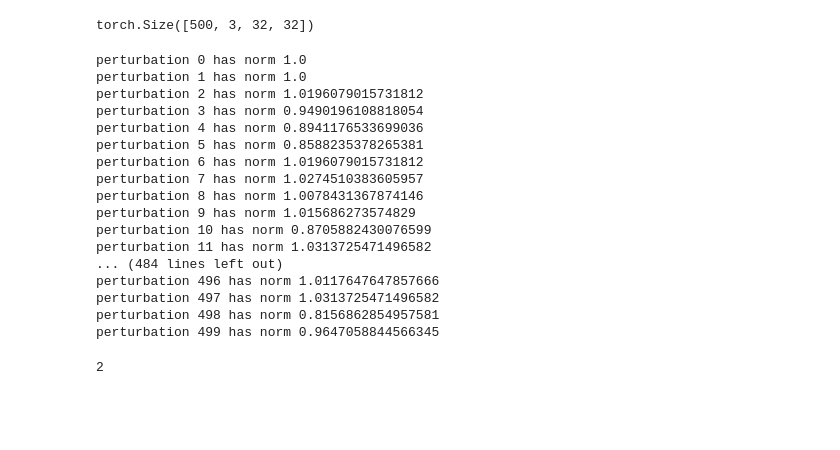
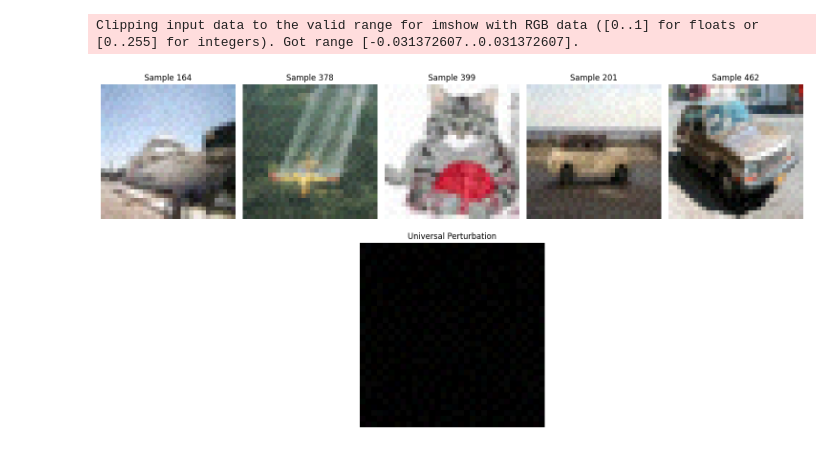
Before and after one commit to wr0om/Attacks_HW1, a Jupyter notebook: check_results.ipynb, the cells around one changed output. Drawn from its saved outputs; the diff is of its cells as text; code cells hidden in the pictures; blank space fills up the shorter version.

```diff
--- a/check_results.ipynb
+++ b/check_results.ipynb
@@ -40,36 +20,32 @@ perturbations = torch.load(os.path.join(perturbations_dir, "adv_input.pt"))
-# %%
-perturbations.shape
-# %% [output]
-torch.Size([500, 3, 32, 32])
-# %%
-prev_pert = None
-for idx in range(perturbations.shape[0]):
-    if prev_pert is not None:
-        if torch.all(prev_pert == perturbations[idx]):
-            print(f"perturbation {idx} is the same as perturbation {idx-1}")
-    pert = perturbations[idx]
-    prev_pert = pert
-    print(f"perturbation {idx} has norm {pert.norm(p=float('inf'))}")
-# %% [output]
-perturbation 0 has norm 1.0
-perturbation 1 has norm 1.0
-perturbation 2 has norm 1.0196079015731812
-perturbation 3 has norm 0.9490196108818054
-perturbation 4 has norm 0.8941176533699036
-perturbation 5 has norm 0.8588235378265381
-perturbation 6 has norm 1.0196079015731812
-perturbation 7 has norm 1.0274510383605957
-perturbation 8 has norm 1.0078431367874146
-perturbation 9 has norm 1.015686273574829
-perturbation 10 has norm 0.8705882430076599
-perturbation 11 has norm 1.0313725471496582
-... (484 lines left out)
-perturbation 496 has norm 1.0117647647857666
-perturbation 497 has norm 1.0313725471496582
-perturbation 498 has norm 0.8156862854957581
-perturbation 499 has norm 0.9647058844566345
-# %%
-a = torch.Tensor([[[1],[2],[3]], [[1],[2],[3]],[[2],[2],[3]]])
-torch.unique(a, dim=0).shape[0]
-# %% [output]
-2
+# %%
+# load perturbations from perturbations directory under attack_dir
+perturbations_dir = os.path.join(attack_dir, "perturbations")
+# under one file named adv_input.pt
+perturbations = torch.load(os.path.join(perturbations_dir, "adv_input.pt"))
+universal_perturbation = torch.load(os.path.join(perturbations_dir, "universal_pert.pt"))
+# %%
+# sample and present some perturbations (perturbations.shape = torch.Size([500, 3, 32, 32]))
+# and the universal perturbation (universal_perturbation.shape = torch.Size([3, 32, 32]))
+n_samples = 5
+sample_indices = np.random.choice(n_examples, n_samples, replace=False)
+fig = plt.figure(figsize=(15, 8))
+
+# Create the subplots for sampled images (first row)
+for i, idx in enumerate(sample_indices):
+    ax = fig.add_subplot(2, n_samples, i + 1)
+    ax.imshow(perturbations[idx].cpu().permute(1, 2, 0).numpy())
+    ax.axis("off")
+    ax.set_title(f"Sample {idx}")
+
+# Create a single subplot for the universal perturbation (second row, spanning all columns)
+ax_universal = fig.add_subplot(2, 1, 2)
+ax_universal.imshow(universal_perturbation.cpu().permute(1, 2, 0).numpy())
+ax_universal.axis("off")
+ax_universal.set_title("Universal Perturbation")
+
+# Adjust the layout for clarity
+plt.tight_layout()
+plt.show()
+# %% [output]
+Clipping input data to the valid range for imshow with RGB data ([0..1] for floats or [0..255] for integers). Got range [-0.031372607..0.031372607].
+[figure, added]
```
Also changed, not shown: parts of 4 cells of this notebook, 3 other files.
